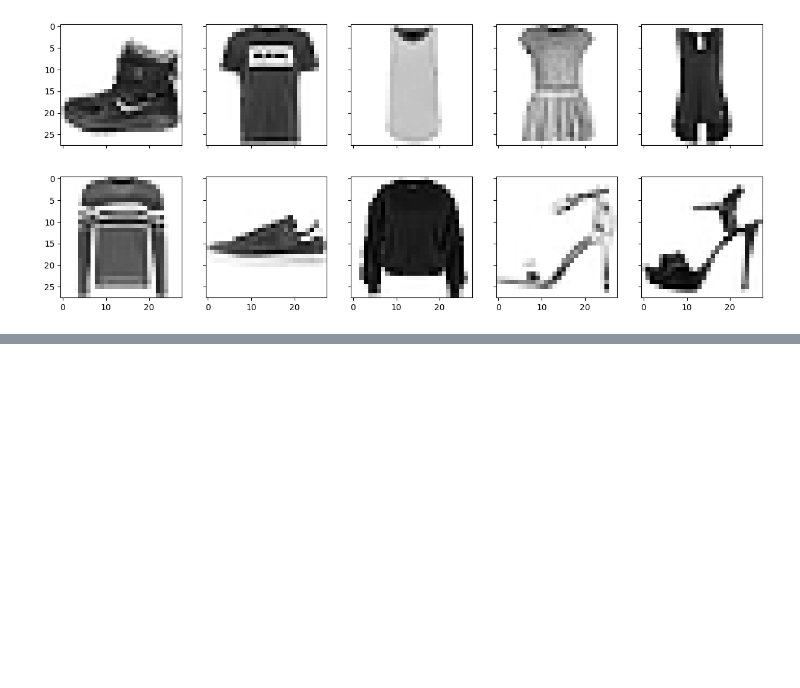
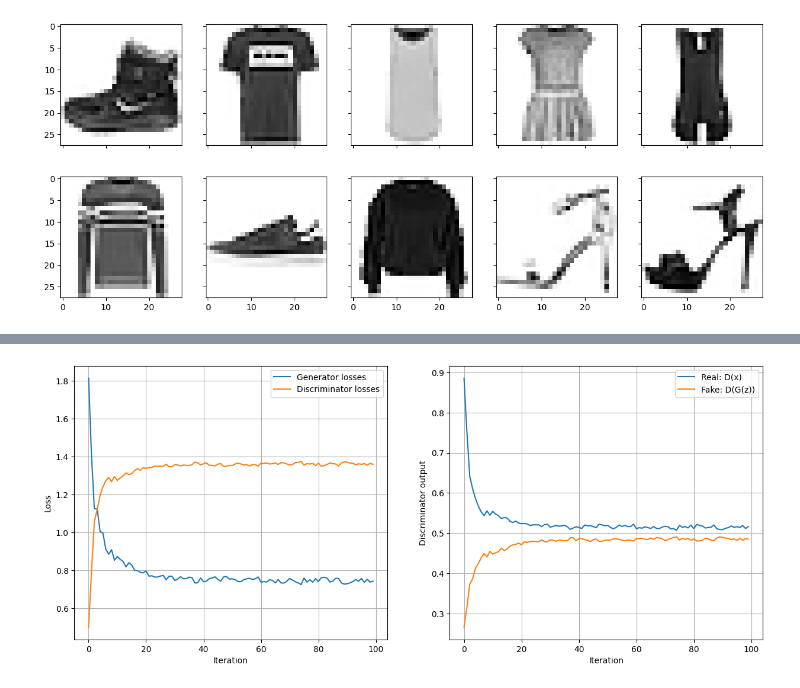
Before and after one commit to mont3413/ML, a Jupyter notebook: GAN_fashion_MNIST/GAN_fashion_mnist.ipynb, the cells around one changed output, grey strips where cells are left out. Drawn from its saved outputs; the diff is of its cells as text; code cells hidden in the pictures; blank space fills up the shorter version.

```diff
--- a/GAN_fashion_MNIST/GAN_fashion_mnist.ipynb
+++ b/GAN_fashion_MNIST/GAN_fashion_mnist.ipynb
@@ -1,7 +181,8 @@
 # %%
-import torch
 if torch.cuda.is_available():
   device = torch.device('cuda:0')
+elif torch.backends.mps.is_available():
+    device = torch.device('mps:0')
 else:
   device = 'cpu'
 
@@ -46,5 +192,5 @@ def make_discriminator_network(input_size,
 # %%
-image_size = (28, 28)
+image_size = (28, 28, 1)
 z_size = 20
 gen_hidden_layers = 1
 gen_hidden_size = 100
@@ -82,0 +199,12 @@ Sequential(
+# %%
+torch.manual_seed(0)
+model = GAN(device,
+            gen_input_size=z_size,
+            gen_num_hidden_layers=gen_hidden_layers,
+            gen_num_hidden_units=gen_hidden_size,
+            gen_num_output_units=np.prod(image_size),
+            disc_input_size=np.prod(image_size),
+            disc_num_hidden_layers=disc_hidden_layers,
+            disc_num_hidden_units=disc_hidden_size,
+            disc_num_output_units=1,
+           )
@@ -260,0 +260,4 @@ for i in range(n_stages):
+# %%
+num_epochs = 100
+log = 10
+model.train(num_epochs, log, dataloader=fashion_mnist_dl)
@@ -260,0 +282,8 @@ for i in range(n_stages):
+# %%
+fig = plt.figure(figsize=(15, 6))
+ax1 = fig.add_subplot(1, 2, 1)
+ax2 = fig.add_subplot(1, 2, 2)
+model.plot_loss_curve(ax1)
+model.plot_disc_values_curve(ax2)
+# %% [output]
+[figure, added]
```
Also changed, not shown: parts of 23 cells of this notebook, 4 other files.
